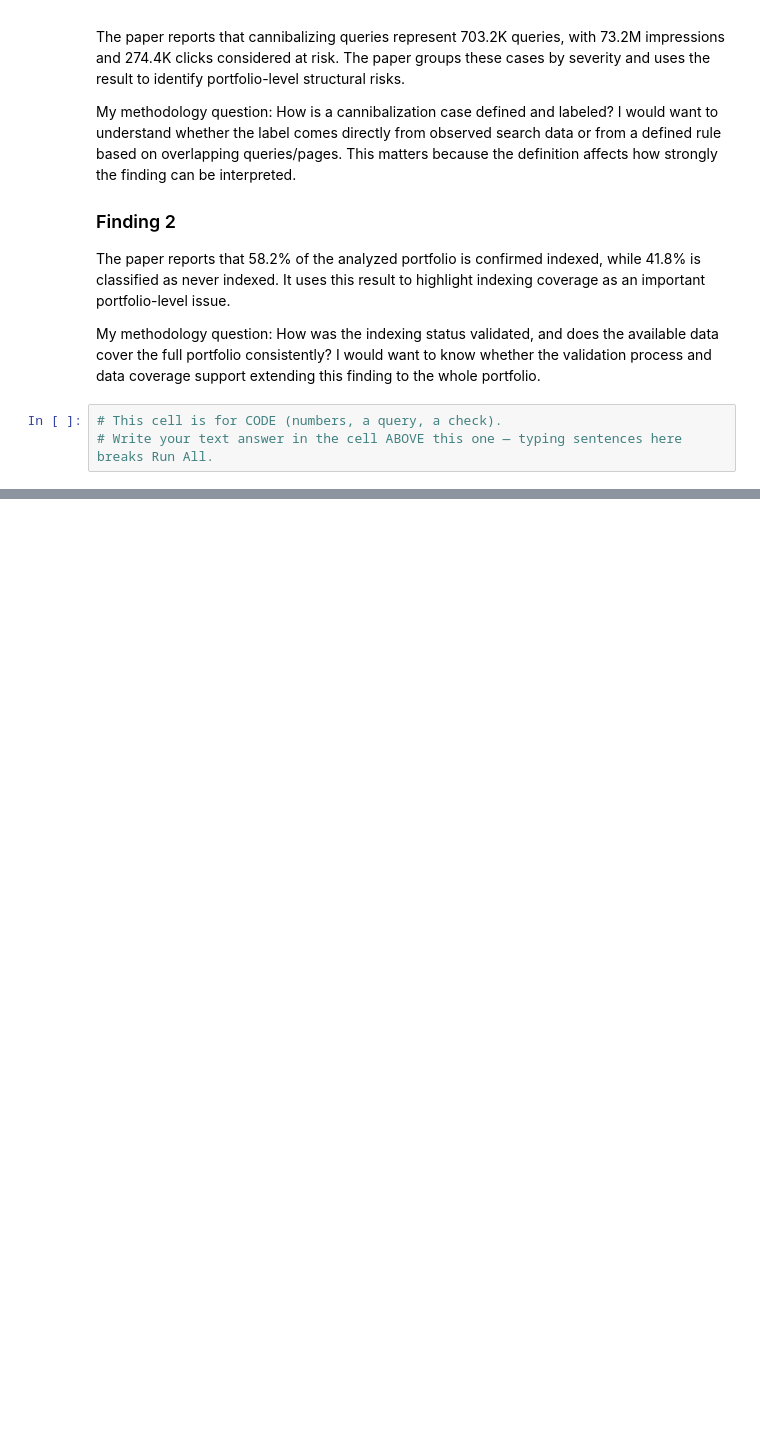
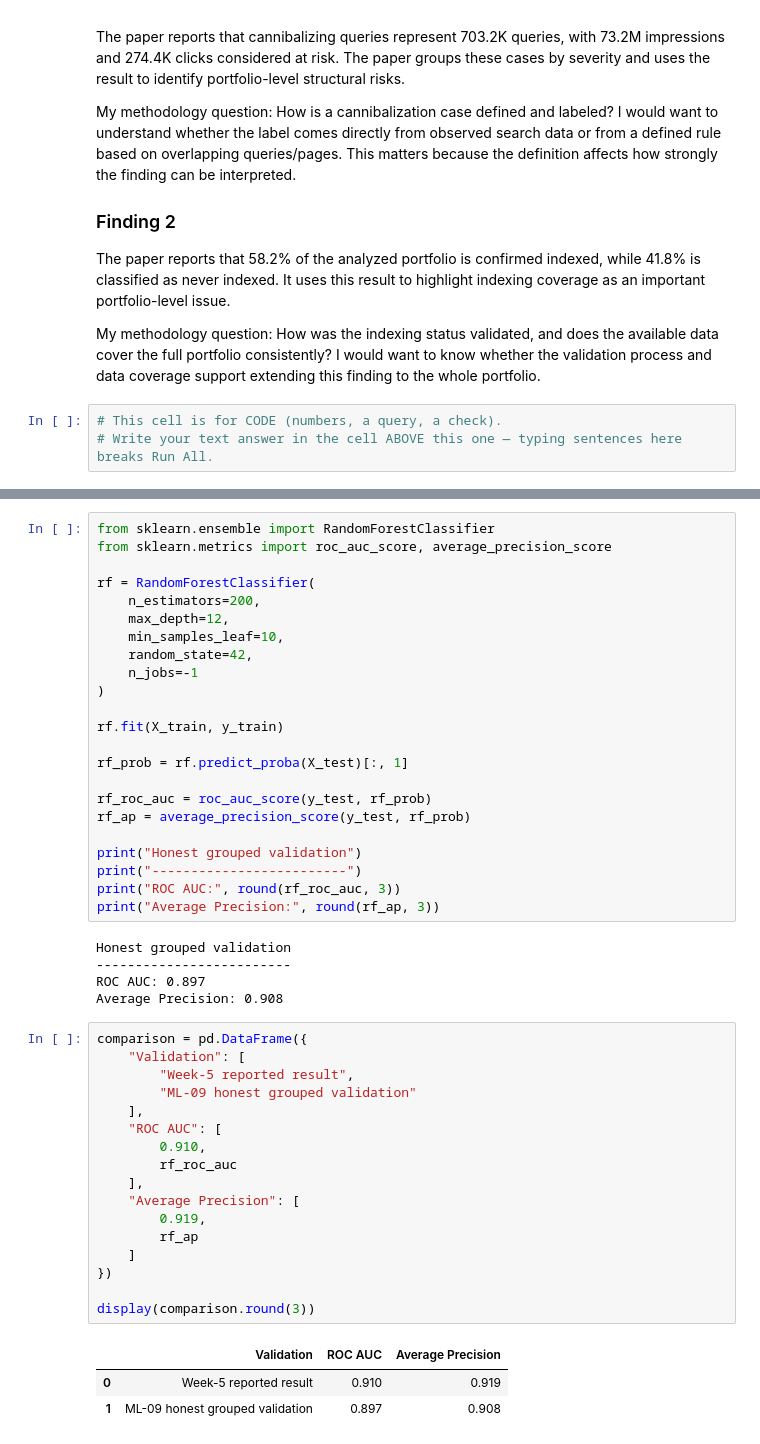
Before and after one commit to AsimaZaheer/Task1, a Jupyter notebook: work/notebooks/w06_validation_audit.ipynb, the cells around one changed output, grey strips where cells are left out. Drawn from its saved outputs; the diff is of its cells as text; blank space fills up the shorter version.

```diff
--- a/work/notebooks/w06_validation_audit.ipynb
+++ b/work/notebooks/w06_validation_audit.ipynb
@@ -36,3 +156,52 @@ How was the indexing status validated, and does the available data cover the ful
+# %%
+from sklearn.ensemble import RandomForestClassifier
+from sklearn.metrics import roc_auc_score, average_precision_score
+
+rf = RandomForestClassifier(
+    n_estimators=200,
+    max_depth=12,
+    min_samples_leaf=10,
+    random_state=42,
+    n_jobs=-1
+)
+
+rf.fit(X_train, y_train)
+
+rf_prob = rf.predict_proba(X_test)[:, 1]
+
+rf_roc_auc = roc_auc_score(y_test, rf_prob)
+rf_ap = average_precision_score(y_test, rf_prob)
+
+print("Honest grouped validation")
+print("-------------------------")
+print("ROC AUC:", round(rf_roc_auc, 3))
+print("Average Precision:", round(rf_ap, 3))
+# %% [output]
+Honest grouped validation
+-------------------------
+ROC AUC: 0.897
+Average Precision: 0.908
+# %%
+comparison = pd.DataFrame({
+    "Validation": [
+        "Week-5 reported result",
+        "ML-09 honest grouped validation"
+    ],
+    "ROC AUC": [
+        0.910,
+        rf_roc_auc
+    ],
+    "Average Precision": [
+        0.919,
+        rf_ap
+    ]
+})
+
+display(comparison.round(3))
+# %% [output]
+|  | Validation | ROC AUC | Average Precision |
+| 0 | Week-5 reported result | 0.910 | 0.919 |
+| 1 | ML-09 honest grouped validation | 0.897 | 0.908 |
 # %% [markdown]
 ## 3. Leakage audit
 
```
Also changed, not shown: parts of 11 cells of this notebook.
